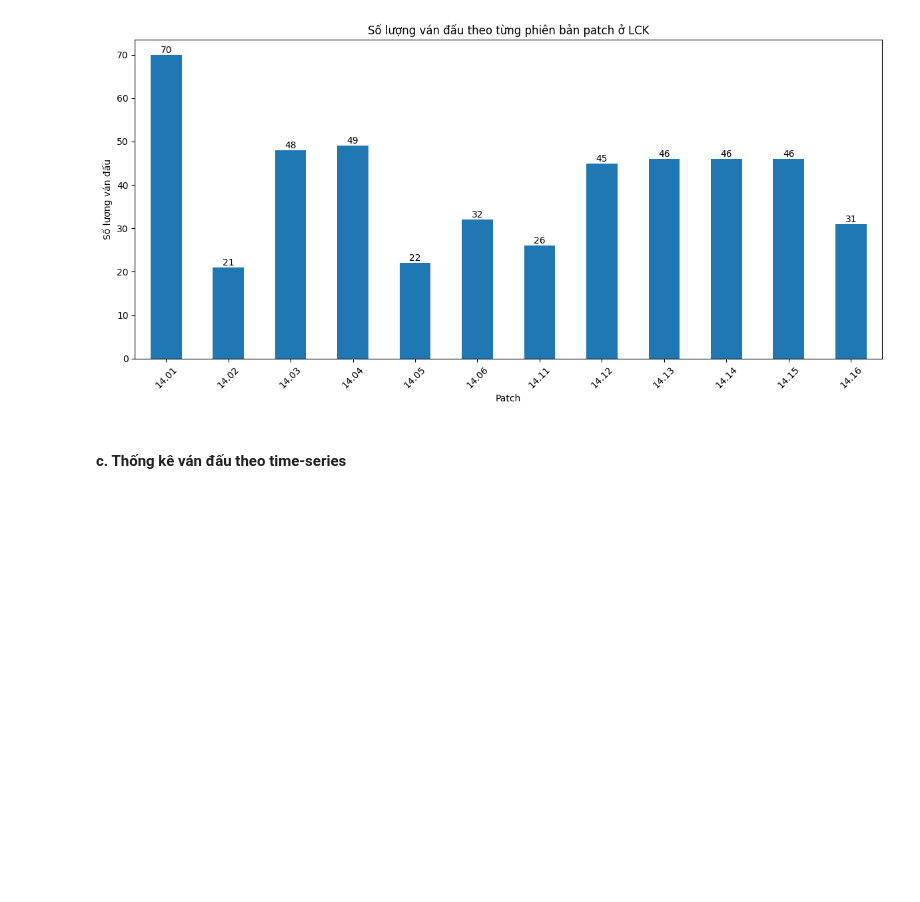
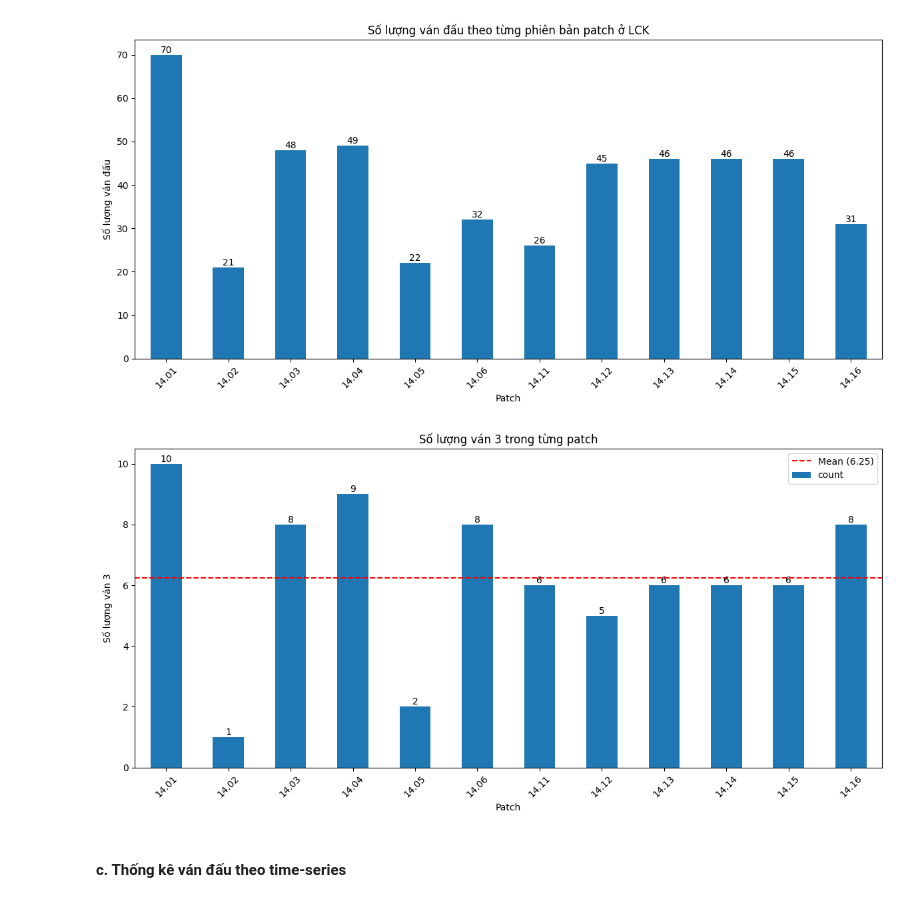
Before and after one commit to fromuit/IE224_Project, a Jupyter notebook: Source/EDA1.ipynb, the cells around one changed output. Cells and saved outputs as stored; diff of their text form; code cells hidden in the pictures; blank space fills up the shorter version.

```diff
--- a/Source/EDA1.ipynb
+++ b/Source/EDA1.ipynb
@@ -254,6 +254,35 @@ plt.tight_layout()
 plt.show()
 # %% [output]
 [figure]
+# %%
+#Thống kê số lượng ván 3 trong từng patch và so sánh giữa patch 14.01 với mức trung bình
+# Thống kê số lượng ván 3 trong từng patch
+patch_3_counts = lck_df[lck_df['game'] == 3]['patch'].value_counts().sort_index() // 2
+
+# So sánh giữa patch 14.01 với mức trung bình
+patch_14_01 = patch_3_counts[14.01]
+average_patch = patch_3_counts.mean()
+
+# Vẽ biểu đồ cột
+plt.figure(figsize=(12, 6))
+bars = patch_3_counts.plot(kind='bar')
+plt.title('Số lượng ván 3 trong từng patch')
+plt.xlabel('Patch')
+plt.ylabel('Số lượng ván 3')
+
+# Hiển thị giá trị trên đỉnh mỗi cột
+for i, v in enumerate(patch_3_counts):
+    plt.text(i, v, str(v), ha='center', va='bottom')
+
+# Hiển thị giá trị so sánh
+plt.axhline(y=average_patch, color='r', linestyle='--', label=f'Mean ({average_patch:.2f})')
+
+plt.xticks(rotation=45)
+plt.legend()
+plt.tight_layout()
+plt.show()
+# %% [output]
+[figure, added]
 # %% [markdown]
 #### c. Thống kê ván đấu theo time-series
 # %%
```
Also changed, not shown: 4 other files.
